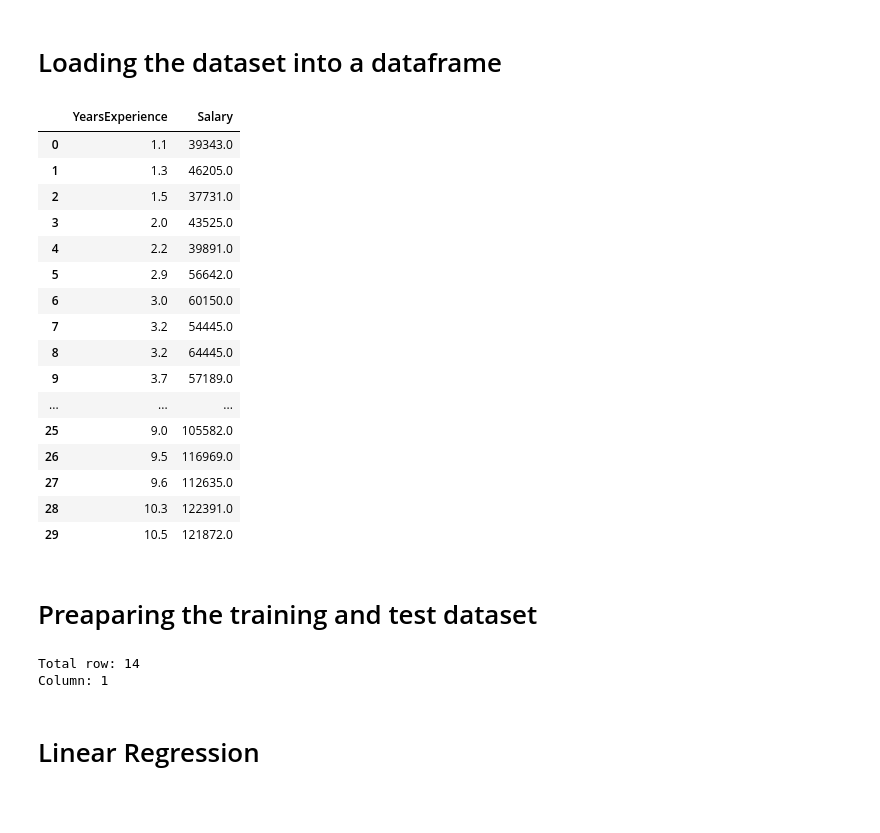
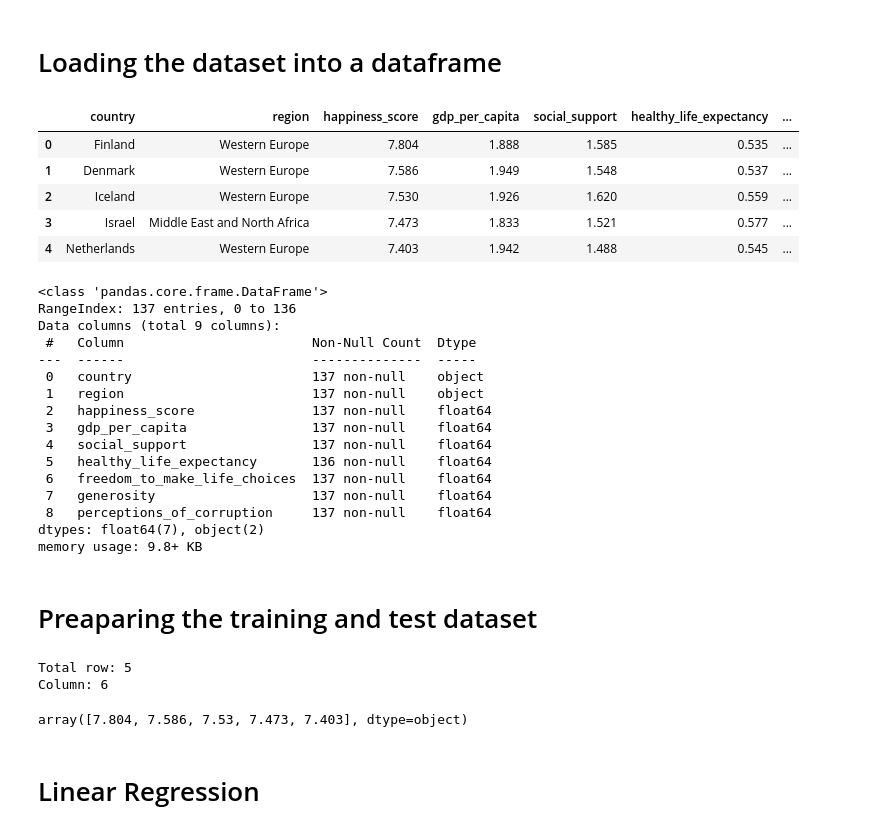
Before and after one commit to xahid007/Machine-Learning, a Jupyter notebook: Linear Models/multivariate-linear-regression.ipynb, the cells around one changed output. Cells and saved outputs as stored; diff of their text form; code cells hidden in the pictures; blank space fills up the shorter version.

```diff
--- a/Linear Models/multivariate-linear-regression.ipynb
+++ b/Linear Models/multivariate-linear-regression.ipynb
@@ -8,43 +8,54 @@ import matplotlib.pyplot as plt
 # %% [markdown]
 # Loading the dataset into a dataframe
 # %%
-df = pd.read_csv('dataset.csv')
-df
+df = pd.read_csv('/kaggle/input/global-happiness-scores-and-factors/WHR_2023.csv')
+df.dropna()
+df.head()
 # %% [output]
-|  | YearsExperience | Salary |
-| 0 | 1.1 | 39343.0 |
-| 1 | 1.3 | 46205.0 |
-| 2 | 1.5 | 37731.0 |
-| 3 | 2.0 | 43525.0 |
-| 4 | 2.2 | 39891.0 |
-| 5 | 2.9 | 56642.0 |
-| 6 | 3.0 | 60150.0 |
-| 7 | 3.2 | 54445.0 |
-| 8 | 3.2 | 64445.0 |
-| 9 | 3.7 | 57189.0 |
-| ... | ... | ... |
-| 25 | 9.0 | 105582.0 |
-| 26 | 9.5 | 116969.0 |
-| 27 | 9.6 | 112635.0 |
-| 28 | 10.3 | 122391.0 |
-| 29 | 10.5 | 121872.0 |
+|  | country | region | happiness_score | gdp_per_capita | social_support | healthy_life_expectancy | ... |
+| 0 | Finland | Western Europe | 7.804 | 1.888 | 1.585 | 0.535 | ... |
+| 1 | Denmark | Western Europe | 7.586 | 1.949 | 1.548 | 0.537 | ... |
+| 2 | Iceland | Western Europe | 7.530 | 1.926 | 1.620 | 0.559 | ... |
+| 3 | Israel | Middle East and North Africa | 7.473 | 1.833 | 1.521 | 0.577 | ... |
+| 4 | Netherlands | Western Europe | 7.403 | 1.942 | 1.488 | 0.545 | ... |
+# %%
+df.info()
+# %% [output]
+<class 'pandas.core.frame.DataFrame'>
+RangeIndex: 137 entries, 0 to 136
+Data columns (total 9 columns):
+ #   Column                        Non-Null Count  Dtype
+---  ------                        --------------  -----
+ 0   country                       137 non-null    object
+ 1   region                        137 non-null    object
+ 2   happiness_score               137 non-null    float64
+ 3   gdp_per_capita                137 non-null    float64
+ 4   social_support                137 non-null    float64
+ 5   healthy_life_expectancy       136 non-null    float64
+ 6   freedom_to_make_life_choices  137 non-null    float64
+ 7   generosity                    137 non-null    float64
+ 8   perceptions_of_corruption     137 non-null    float64
+dtypes: float64(7), object(2)
+memory usage: 9.8+ KB
 # %% [markdown]
 # Preaparing the training and test dataset
 # %%
 data = np.asarray(df) #Converting the dataset into a numpy array
 
 
-y_train = data[0:14,-1] #All row last column
-x_train = data[0:14,0:1] #All row first two columns
+y_train = np.asarray(data[0:5,2:3]).reshape(5,) #All row last column
+x_train = np.asarray(data[0:5,3:]) #All row first two columns
 
-y_test = data[15:,-1] #All row last column
-x_test = data[15:,0:1] #All row first two columns
+y_test = np.asarray(data[6:11,2:3]).reshape(5,) #All row last column
+x_test = np.asarray(data[6:11,3:]) #All row first two columns
 
 m,c = x_train.shape
 print('Total row: {0}\nColumn: {1}'.format(m,c))
+y_train
 # %% [output]
-Total row: 14
-Column: 1
+Total row: 5
+Column: 6
+array([7.804, 7.586, 7.53, 7.473, 7.403], dtype=object)
 # %% [markdown]
 # Linear Regression
 # %%
```
Also changed, not shown: parts of 3 cells of this notebook.
